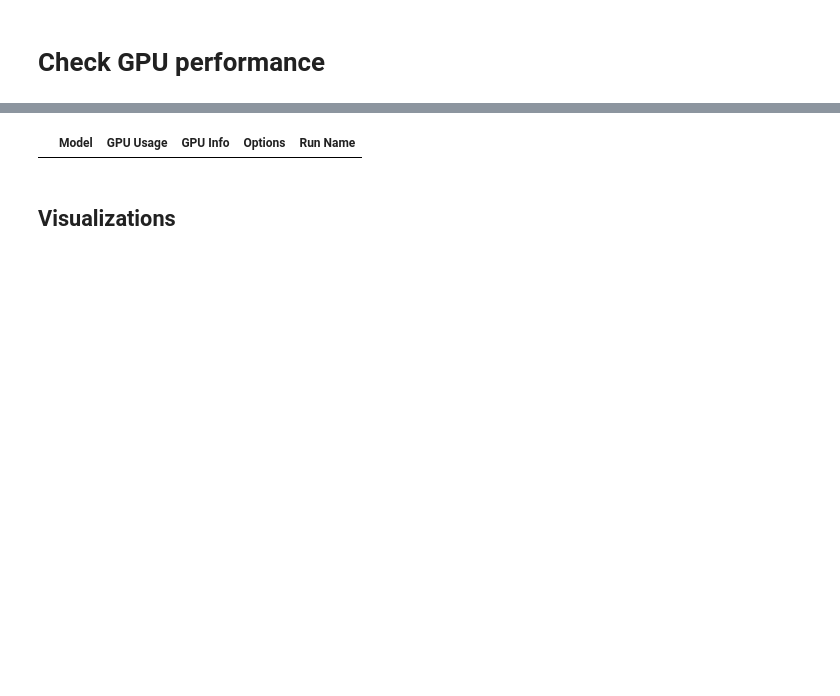
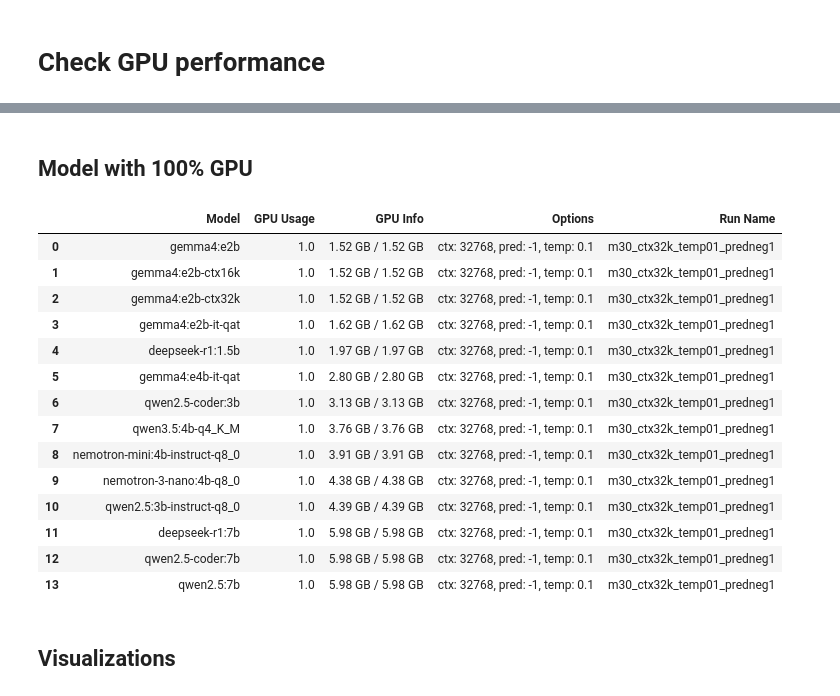
Before and after one commit to kirillstrelkov/job-hunt, a Jupyter notebook: tools/py/tailor_cv_eval/tools/eval_performance/result_analysis.ipynb, the cells around one changed output, grey strips where cells are left out. Saved outputs shown, nothing was run; the diff lists cells and outputs as text; code cells hidden in the pictures; blank space fills up the shorter version.

```diff
--- a/tools/py/tailor_cv_eval/tools/eval_performance/result_analysis.ipynb
+++ b/tools/py/tailor_cv_eval/tools/eval_performance/result_analysis.ipynb
@@ -100,17 +133,35 @@ All models ran at 100% GPU Usage.
+# %% [markdown]
+## Model with 100% GPU
 # %%
 display(
-    non_100_gpu[
+    df_all[df_all[ModelStatsDisplayCols.GPU_USAGE] == 1.0]
+    .sort_values([ModelStatsDisplayCols.GPU_USAGE, ModelStatsDisplayCols.GPU_INFO, ModelStatsDisplayCols.MODEL])
+    .reset_index(drop=True)[
         [
             ModelStatsDisplayCols.MODEL,
             ModelStatsDisplayCols.GPU_USAGE,
             ModelStatsDisplayCols.GPU_INFO,
             ModelStatsDisplayCols.OPTIONS,
             "Run Name",
         ]
     ]
 )
 # %% [output]
 |  | Model | GPU Usage | GPU Info | Options | Run Name |
+| 0 | gemma4:e2b | 1.0 | 1.52 GB / 1.52 GB | ctx: 32768, pred: -1, temp: 0.1 | m30_ctx32k_temp01_predneg1 |
+| 1 | gemma4:e2b-ctx16k | 1.0 | 1.52 GB / 1.52 GB | ctx: 32768, pred: -1, temp: 0.1 | m30_ctx32k_temp01_predneg1 |
+| 2 | gemma4:e2b-ctx32k | 1.0 | 1.52 GB / 1.52 GB | ctx: 32768, pred: -1, temp: 0.1 | m30_ctx32k_temp01_predneg1 |
+| 3 | gemma4:e2b-it-qat | 1.0 | 1.62 GB / 1.62 GB | ctx: 32768, pred: -1, temp: 0.1 | m30_ctx32k_temp01_predneg1 |
+| 4 | deepseek-r1:1.5b | 1.0 | 1.97 GB / 1.97 GB | ctx: 32768, pred: -1, temp: 0.1 | m30_ctx32k_temp01_predneg1 |
+| 5 | gemma4:e4b-it-qat | 1.0 | 2.80 GB / 2.80 GB | ctx: 32768, pred: -1, temp: 0.1 | m30_ctx32k_temp01_predneg1 |
+| 6 | qwen2.5-coder:3b | 1.0 | 3.13 GB / 3.13 GB | ctx: 32768, pred: -1, temp: 0.1 | m30_ctx32k_temp01_predneg1 |
+| 7 | qwen3.5:4b-q4_K_M | 1.0 | 3.76 GB / 3.76 GB | ctx: 32768, pred: -1, temp: 0.1 | m30_ctx32k_temp01_predneg1 |
+| 8 | nemotron-mini:4b-instruct-q8_0 | 1.0 | 3.91 GB / 3.91 GB | ctx: 32768, pred: -1, temp: 0.1 | m30_ctx32k_temp01_predneg1 |
+| 9 | nemotron-3-nano:4b-q8_0 | 1.0 | 4.38 GB / 4.38 GB | ctx: 32768, pred: -1, temp: 0.1 | m30_ctx32k_temp01_predneg1 |
+| 10 | qwen2.5:3b-instruct-q8_0 | 1.0 | 4.39 GB / 4.39 GB | ctx: 32768, pred: -1, temp: 0.1 | m30_ctx32k_temp01_predneg1 |
+| 11 | deepseek-r1:7b | 1.0 | 5.98 GB / 5.98 GB | ctx: 32768, pred: -1, temp: 0.1 | m30_ctx32k_temp01_predneg1 |
+| 12 | qwen2.5-coder:7b | 1.0 | 5.98 GB / 5.98 GB | ctx: 32768, pred: -1, temp: 0.1 | m30_ctx32k_temp01_predneg1 |
+| 13 | qwen2.5:7b | 1.0 | 5.98 GB / 5.98 GB | ctx: 32768, pred: -1, temp: 0.1 | m30_ctx32k_temp01_predneg1 |
 # %% [markdown]
 ## Visualizations
 # %%
```
Also changed, not shown: parts of 15 cells of this notebook, 5 other files.
